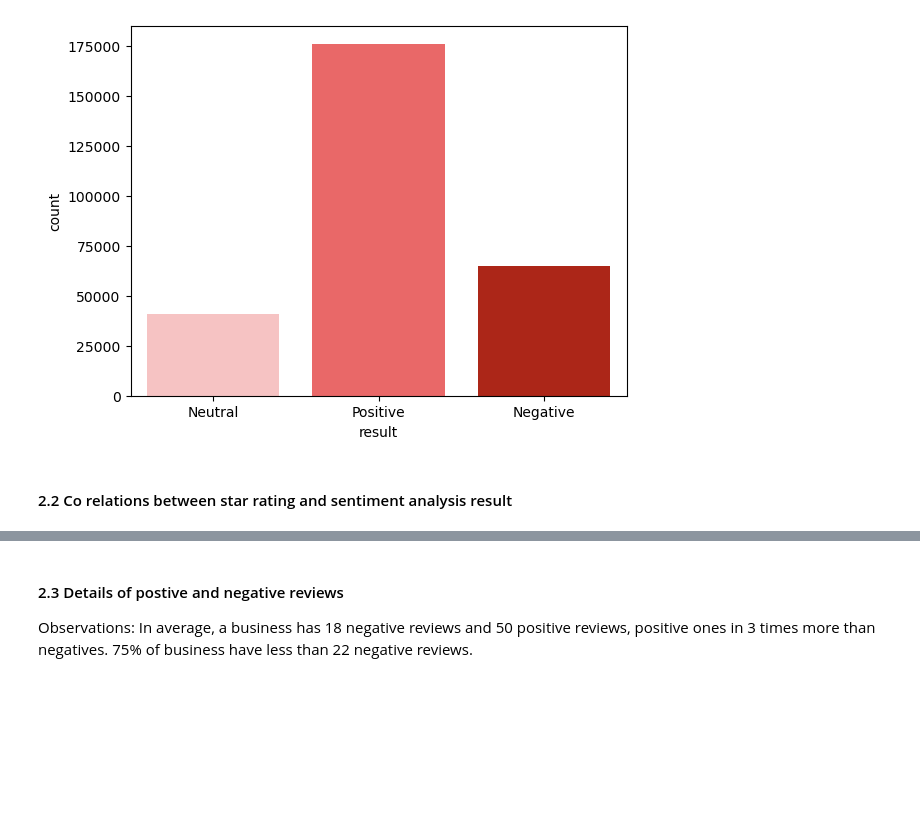
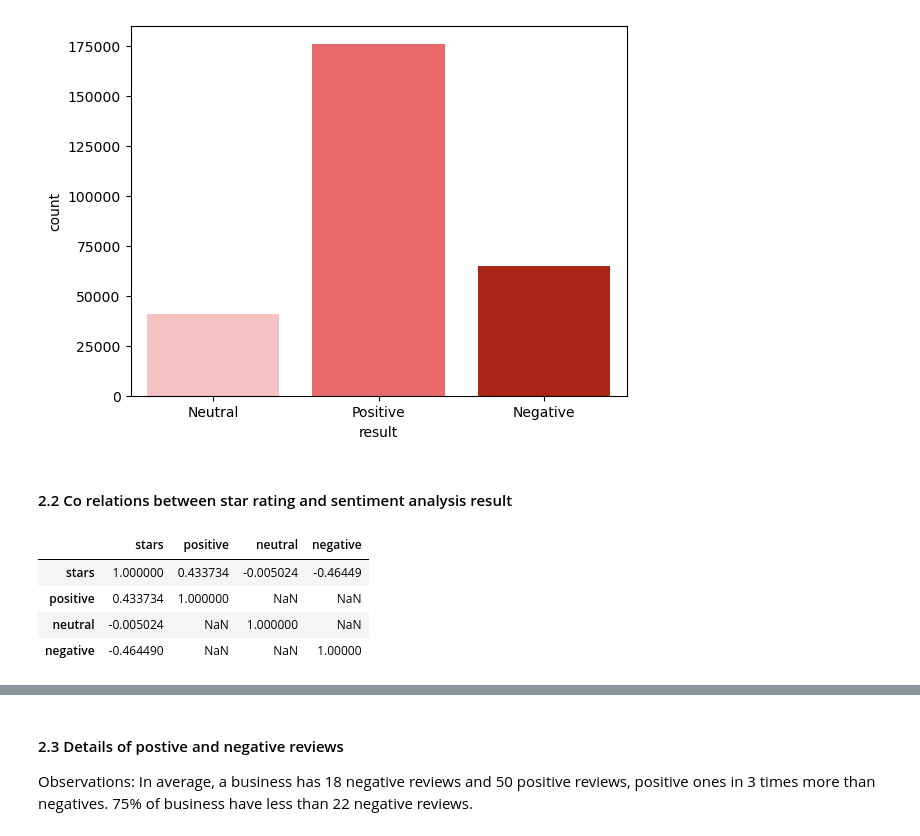
Before and after one commit to raska0010/listen-to-your-customers, a Jupyter notebook: EDA_yelp.ipynb, the cells around one changed output, grey strips where cells are left out. Cells and saved outputs as stored; diff of their text form; code cells hidden in the pictures; blank space fills up the shorter version.

```diff
--- a/EDA_yelp.ipynb
+++ b/EDA_yelp.ipynb
@@ -71,3 +69,16 @@ sns.countplot(x='result', data=sentiment_target, palette=color)
 [figure]
 # %% [markdown]
 #### 2.2 Co relations between star rating and sentiment analysis result
+# %%
+# read review_all csv in dataframe to correlate stars with sentiment
+review_all = pd.read_csv('data/review_all.csv')
+# correlation matrix between these variables
+corr_columns=['stars','positive', 'neutral','negative' ]
+corr_mtrx=review_all[corr_columns].corr()
+corr_mtrx
+# %% [output]
+|  | stars | positive | neutral | negative |
+| stars | 1.000000 | 0.433734 | -0.005024 | -0.46449 |
+| positive | 0.433734 | 1.000000 | NaN | NaN |
+| neutral | -0.005024 | NaN | 1.000000 | NaN |
+| negative | -0.464490 | NaN | NaN | 1.00000 |
```
Also changed, not shown: parts of 6 cells of this notebook.
